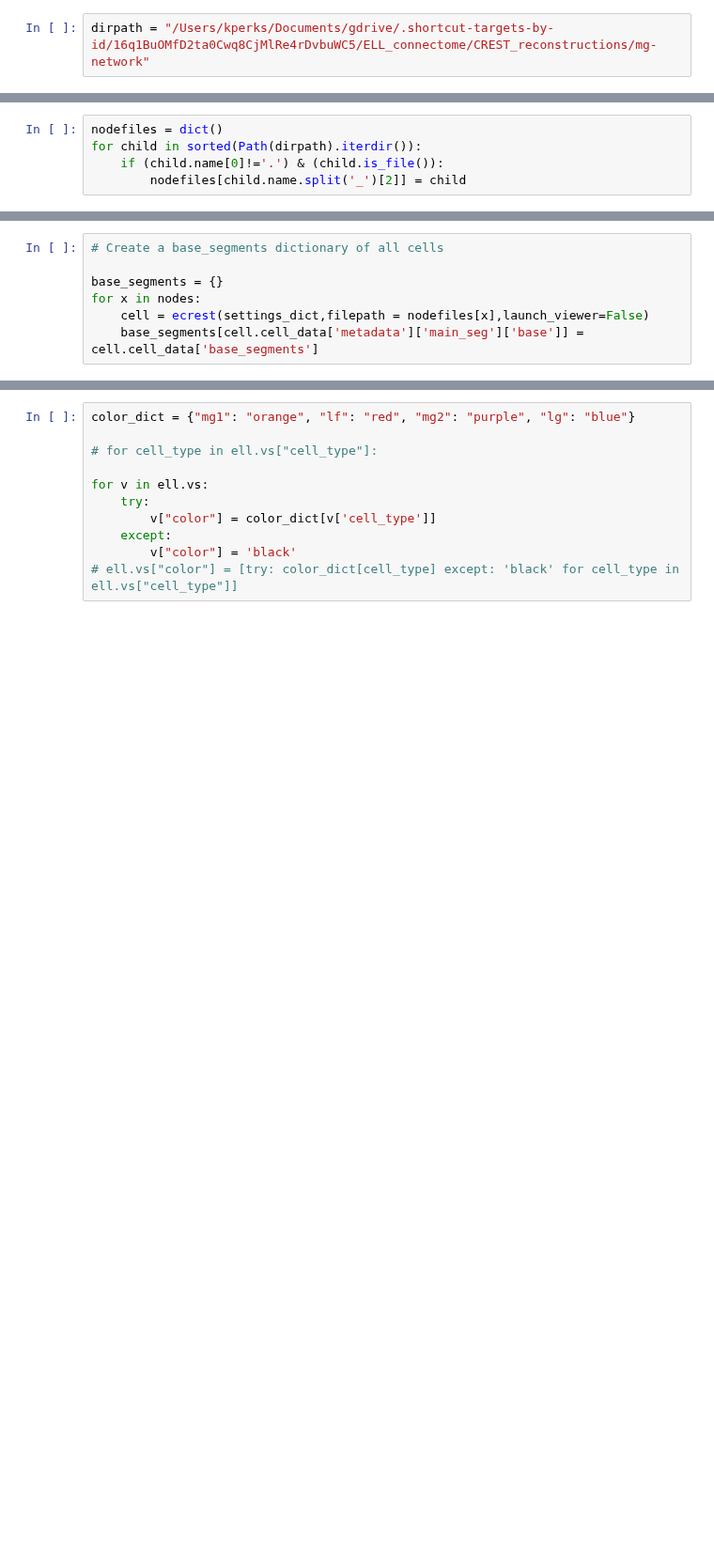
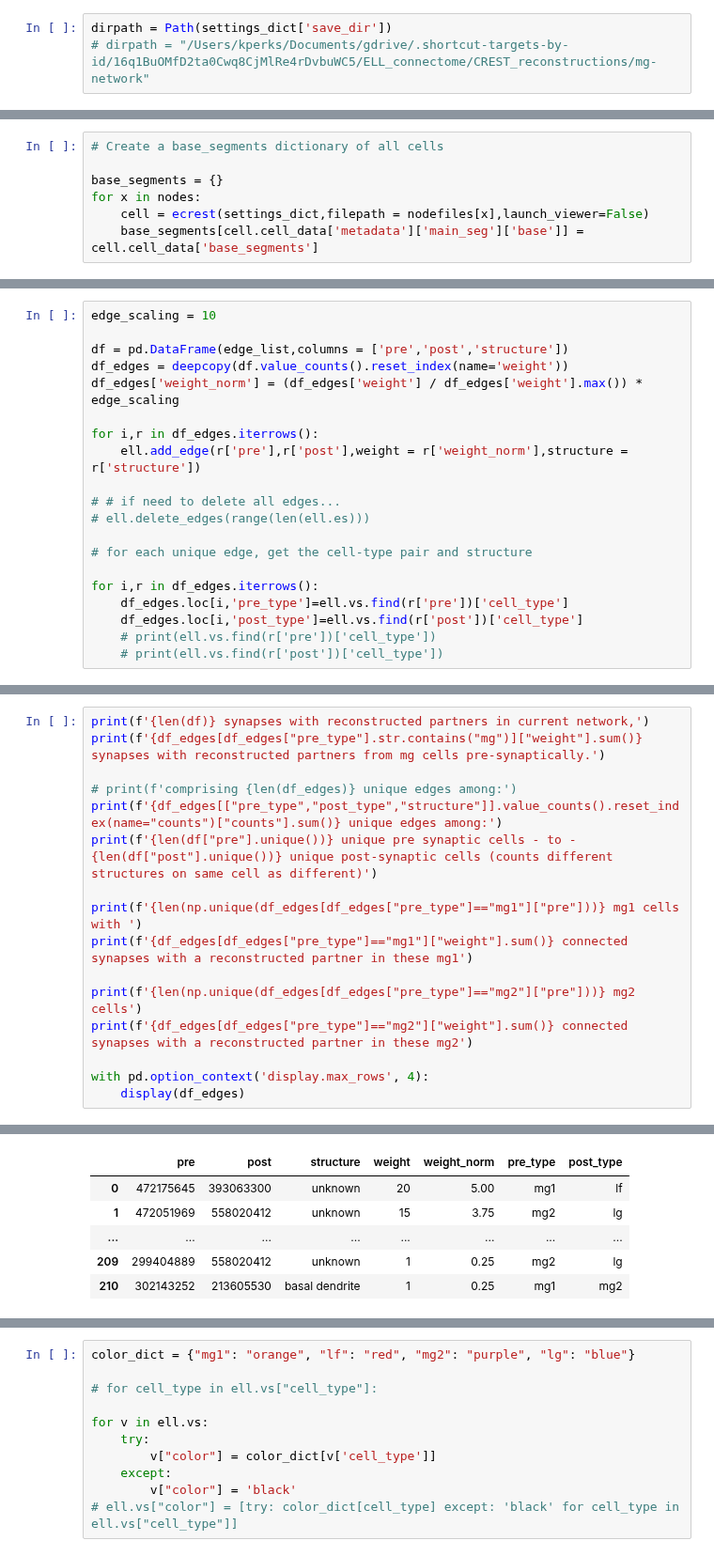
Before and after one commit to neurologic/eCREST, a Jupyter notebook: Analysis.ipynb, the cells around one changed output, grey strips where cells are left out. Shown at 94% size. Drawn from its saved outputs; the diff is of its cells as text; blank space fills up the shorter version.

```diff
--- a/Analysis.ipynb
+++ b/Analysis.ipynb
@@ -46,4 +46,5 @@ settings_dict = import_settings(path_to_settings_json)
 # %% [markdown]
 ## Build connectivity graph
 # %%
-dirpath = "/Users/kperks/Documents/gdrive/.shortcut-targets-by-id/16q1BuOMfD2ta0Cwq8CjMlRe4rDvbuWC5/ELL_connectome/CREST_reconstructions/mg-network"
+dirpath = Path(settings_dict['save_dir'])
+# dirpath = "/Users/kperks/Documents/gdrive/.shortcut-targets-by-id/16q1BuOMfD2ta0Cwq8CjMlRe4rDvbuWC5/ELL_connectome/CREST_reconstructions/mg-network"
@@ -53,5 +50,0 @@ nodes = [child.name.split('_')[2] for child in sorted(Path(dirpath).iterdir())
-# %%
-nodefiles = dict()
-for child in sorted(Path(dirpath).iterdir()):
-    if (child.name[0]!='.') & (child.is_file()):
-        nodefiles[child.name.split('_')[2]] = child
@@ -348,0 +195,20 @@ ell.delete_edges(range(len(ell.es)))
+# %%
+edge_scaling = 10
+
+df = pd.DataFrame(edge_list,columns = ['pre','post','structure'])
+df_edges = deepcopy(df.value_counts().reset_index(name='weight'))
+df_edges['weight_norm'] = (df_edges['weight'] / df_edges['weight'].max()) * edge_scaling
+
+for i,r in df_edges.iterrows():
+    ell.add_edge(r['pre'],r['post'],weight = r['weight_norm'],structure = r['structure'])
+
+# # if need to delete all edges...
+# ell.delete_edges(range(len(ell.es)))
+
+# for each unique edge, get the cell-type pair and structure
+
+for i,r in df_edges.iterrows():
+    df_edges.loc[i,'pre_type']=ell.vs.find(r['pre'])['cell_type']
+    df_edges.loc[i,'post_type']=ell.vs.find(r['post'])['cell_type']
+    # print(ell.vs.find(r['pre'])['cell_type'])
+    # print(ell.vs.find(r['post'])['cell_type'])
@@ -348,0 +218,17 @@ ell.delete_edges(range(len(ell.es)))
+# %%
+print(f'{len(df)} synapses with reconstructed partners in current network,')
+print(f'{df_edges[df_edges["pre_type"].str.contains("mg")]["weight"].sum()} synapses with reconstructed partners from mg cells pre-synaptically.')
+
+# print(f'comprising {len(df_edges)} unique edges among:')
+print(f'{df_edges[["pre_type","post_type","structure"]].value_counts().reset_index(name="counts")["counts"].sum()} unique edges among:')
+print(f'{len(df["pre"].unique())} unique pre synaptic cells - to - {len(df["post"].unique())} unique post-synaptic cells (counts different structures on same cell as different)')
+
+print(f'{len(np.unique(df_edges[df_edges["pre_type"]=="mg1"]["pre"]))} mg1 cells with ')
+print(f'{df_edges[df_edges["pre_type"]=="mg1"]["weight"].sum()} connected synapses with a reconstructed partner in these mg1')
+
+print(f'{len(np.unique(df_edges[df_edges["pre_type"]=="mg2"]["pre"]))} mg2 cells')
+print(f'{df_edges[df_edges["pre_type"]=="mg2"]["weight"].sum()} connected synapses with a reconstructed partner in these mg2')
+
+with pd.option_context('display.max_rows', 4):
+    display(df_edges)
+# %% [output]
@@ -348,0 +243,6 @@ ell.delete_edges(range(len(ell.es)))
+|  | pre | post | structure | weight | weight_norm | pre_type | post_type |
+| 0 | 472175645 | 393063300 | unknown | 20 | 5.00 | mg1 | lf |
+| 1 | 472051969 | 558020412 | unknown | 15 | 3.75 | mg2 | lg |
+| ... | ... | ... | ... | ... | ... | ... | ... |
+| 209 | 299404889 | 558020412 | unknown | 1 | 0.25 | mg2 | lg |
+| 210 | 302143252 | 213605530 | basal dendrite | 1 | 0.25 | mg1 | mg2 |
```
Also changed, not shown: parts of 49 cells of this notebook, 1 other file.
